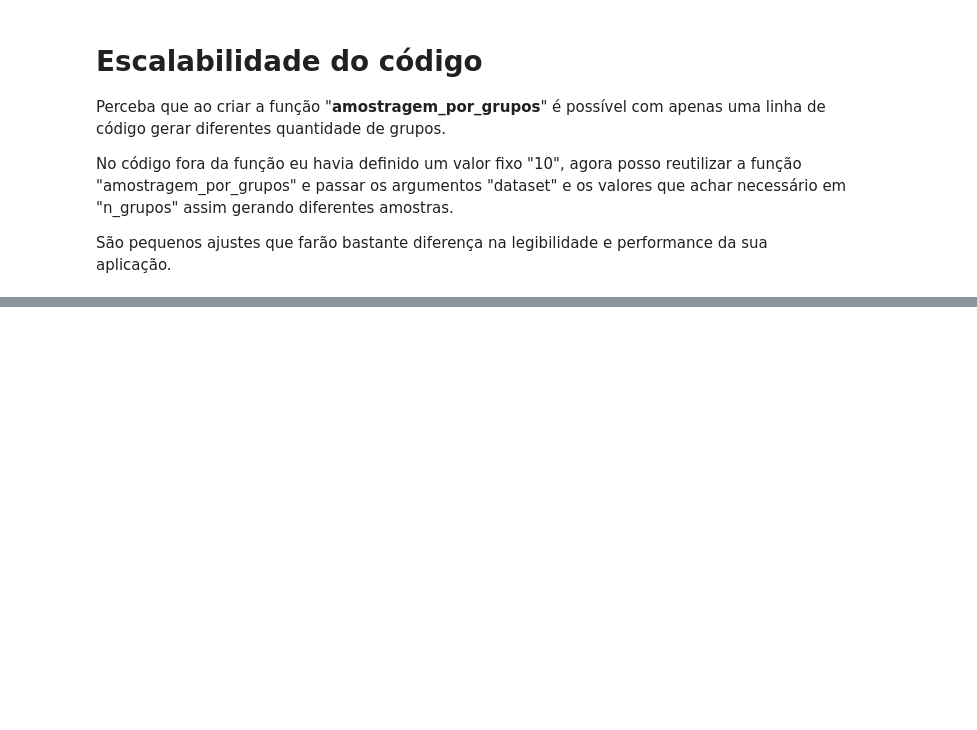
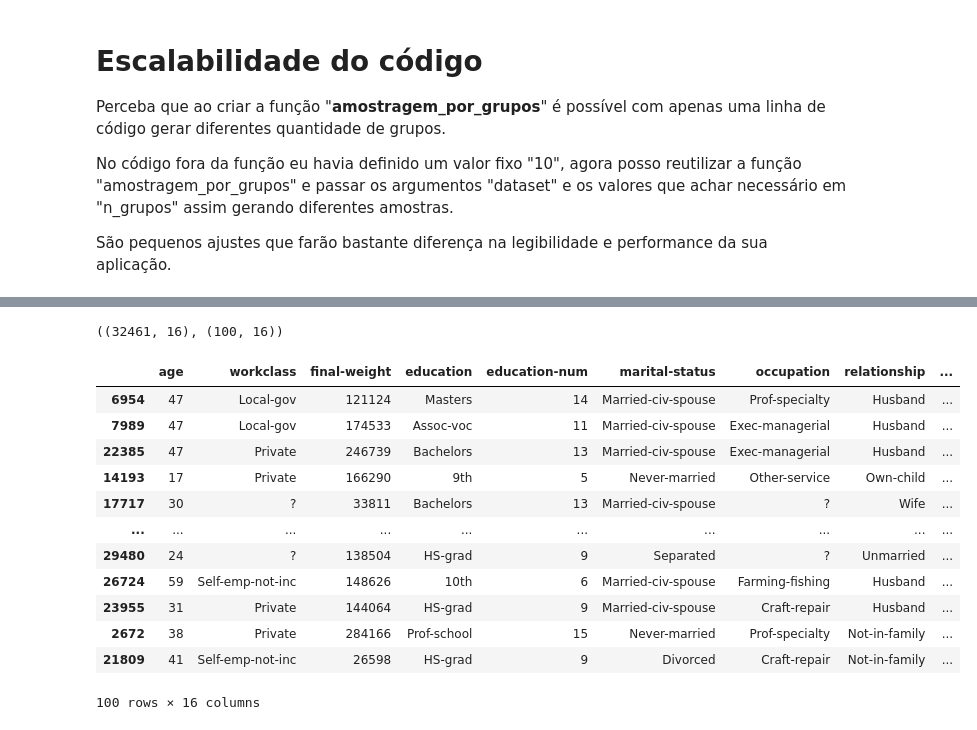
Before and after one commit to LeonardoHSantos/analise-dados-e-machine-learning-censo-EUA, a Jupyter notebook: analise_censu_EUA.ipynb, the cells around one changed output, grey strips where cells are left out. Saved outputs shown, nothing was run; the diff lists cells and outputs as text; code cells hidden in the pictures; blank space fills up the shorter version.

Commit message:
explicação de implementação da amostragem estratificada.

```diff
--- a/analise_censu_EUA.ipynb
+++ b/analise_censu_EUA.ipynb
@@ -399,0 +501,9 @@ São pequenos ajustes que farão bastante diferença na legibilidade e performan
+# %%
+percentual_base = 0.1
+divisao = StratifiedShuffleSplit(test_size=percentual_base)
+
+for x, y in divisao.split(dataset, dataset["income"]):
+    df_x = dataset.iloc[x]
+    df_y = dataset.iloc[y]
+
+df_x.shape, df_y.shape
@@ -399,0 +516,9 @@ São pequenos ajustes que farão bastante diferença na legibilidade e performan
+# %%
+def amostra_estratificada(base, test_size, coluna):
+    percentual_base = test_size / len(dataset)
+    divisao = StratifiedShuffleSplit(test_size=test_size)
+
+    for x, y in divisao.split(dataset, dataset[coluna]):
+        df_x = dataset.iloc[x]
+        df_y = dataset.iloc[y]
+    return df_x, df_y
@@ -399,0 +534,25 @@ São pequenos ajustes que farão bastante diferença na legibilidade e performan
+# %%
+amostra_estratif = amostra_estratificada(dataset, 100, "income")
+# %%
+amostra_treino = amostra_estratif[0]
+amostra_teste = amostra_estratif[1]
+
+amostra_treino.shape, amostra_teste.shape
+# %% [output]
+((32461, 16), (100, 16))
+# %%
+amostra_teste
+# %% [output]
+|  | age | workclass | final-weight | education | education-num | marital-status | occupation | relationship | ... |
+| 6954 | 47 | Local-gov | 121124 | Masters | 14 | Married-civ-spouse | Prof-specialty | Husband | ... |
+| 7989 | 47 | Local-gov | 174533 | Assoc-voc | 11 | Married-civ-spouse | Exec-managerial | Husband | ... |
+| 22385 | 47 | Private | 246739 | Bachelors | 13 | Married-civ-spouse | Exec-managerial | Husband | ... |
+| 14193 | 17 | Private | 166290 | 9th | 5 | Never-married | Other-service | Own-child | ... |
+| 17717 | 30 | ? | 33811 | Bachelors | 13 | Married-civ-spouse | ? | Wife | ... |
+| ... | ... | ... | ... | ... | ... | ... | ... | ... | ... |
+| 29480 | 24 | ? | 138504 | HS-grad | 9 | Separated | ? | Unmarried | ... |
+| 26724 | 59 | Self-emp-not-inc | 148626 | 10th | 6 | Married-civ-spouse | Farming-fishing | Husband | ... |
+| 23955 | 31 | Private | 144064 | HS-grad | 9 | Married-civ-spouse | Craft-repair | Husband | ... |
+| 2672 | 38 | Private | 284166 | Prof-school | 15 | Never-married | Prof-specialty | Not-in-family | ... |
+| 21809 | 41 | Self-emp-not-inc | 26598 | HS-grad | 9 | Divorced | Craft-repair | Not-in-family | ... |
+100 rows × 16 columns
```
Also changed, not shown: parts of 19 cells of this notebook.
